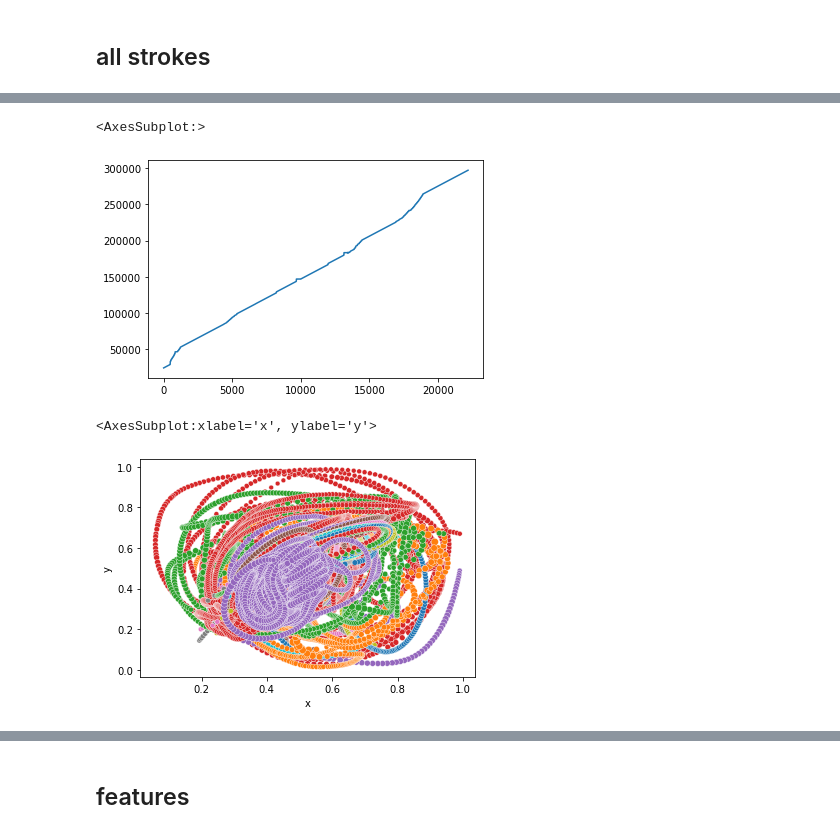
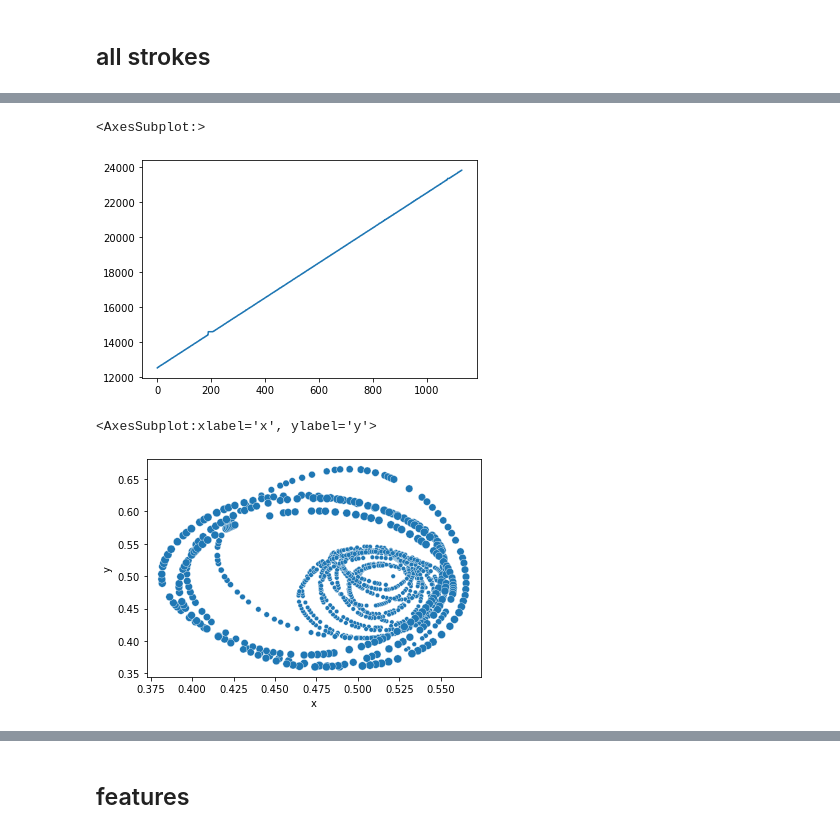
Before and after one commit to ircam-ismm/nime2022-elicitation-demo, a Jupyter notebook: notebooks/processing.ipynb, the cells around one changed output, grey strips where cells are left out. Saved outputs shown, nothing was run; the diff lists cells and outputs as text; code cells hidden in the pictures.

```diff
--- a/notebooks/processing.ipynb
+++ b/notebooks/processing.ipynb
@@ -9,7 +9,7 @@ processing = reload(processing)
 # filename = "../data/user/data_04052022_143527.csv"
 # filename = "../data/user/data_04052022_170752.csv"
 # filename = "../data/user/data_05052022_182742.csv"
-filename = "../data/user/data_09052022_180350.csv"
+filename = "../data/user/data_18052022_112228.csv"
 # %% [markdown]
 ## all strokes
 # %%
@@ -32,16 +44,16 @@ data_df.head()
 # %%
 # data['timestamp'].plot()
-data_df['t0'].plot()
+data_df['timestamp0'].plot()
 # %% [output]
 <AxesSubplot:>
-[figure, old version]
+[figure, new version]
 # %%
 import seaborn as sns
 # %%
 sns.scatterplot(data=data_df, x='x', y='y', size='p', hue='stroke_id', palette='tab10', legend=False)
 # %% [output]
 <AxesSubplot:xlabel='x', ylabel='y'>
-[figure, old version]
+[figure, new version]
 # %%
 data.shape
 # %% [output]
```
Also changed, not shown: parts of 25 cells of this notebook, 12 other files.
